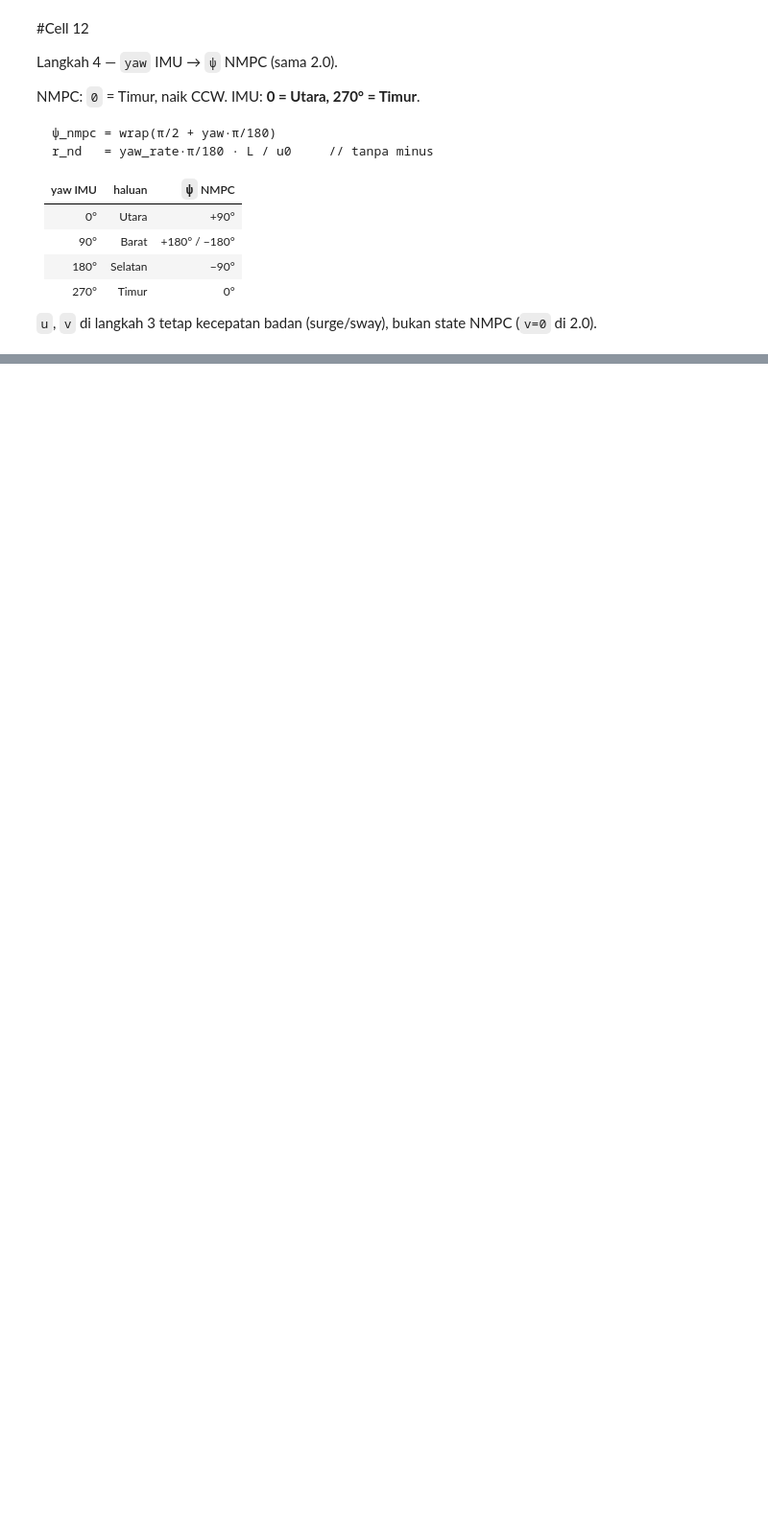
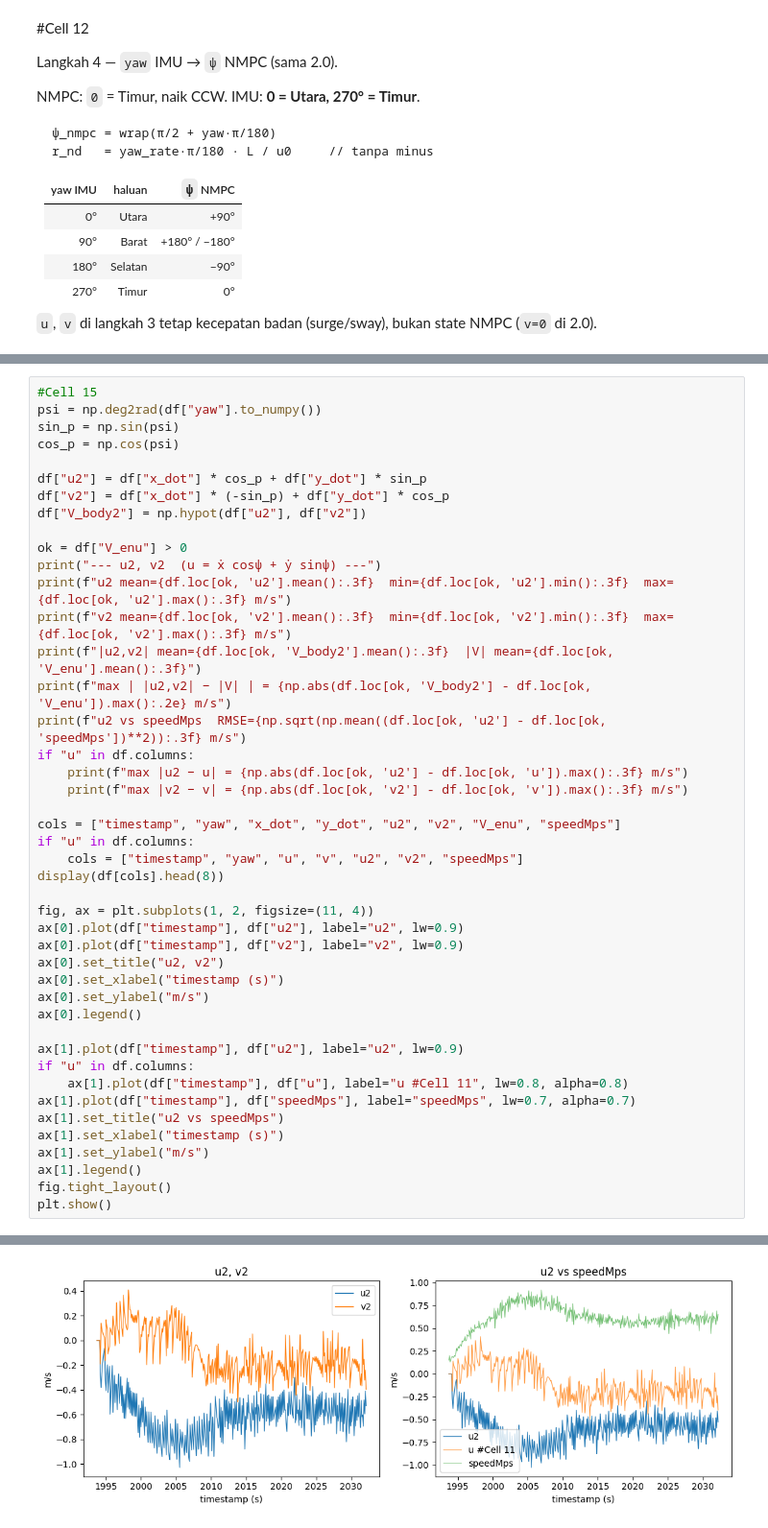
Before and after one commit to InskalBTHBPPT/Ship_Model_Control_ESP32-S3-v2026.01, a Jupyter notebook: Pythonfile/Way_Points_Tracking/Check_Data.ipynb, the cells around one changed output, grey strips where cells are left out. Shown at 96% size. Cells and saved outputs as stored; diff of their text form; blank space fills up the shorter version.

```diff
--- a/Pythonfile/Way_Points_Tracking/Check_Data.ipynb
+++ b/Pythonfile/Way_Points_Tracking/Check_Data.ipynb
@@ -372,0 +419,45 @@ plt.show()
+# %%
+#Cell 15
+psi = np.deg2rad(df["yaw"].to_numpy())
+sin_p = np.sin(psi)
+cos_p = np.cos(psi)
+
+df["u2"] = df["x_dot"] * cos_p + df["y_dot"] * sin_p
+df["v2"] = df["x_dot"] * (-sin_p) + df["y_dot"] * cos_p
+df["V_body2"] = np.hypot(df["u2"], df["v2"])
+
+ok = df["V_enu"] > 0
+print("--- u2, v2  (u = ẋ cosψ + ẏ sinψ) ---")
+print(f"u2 mean={df.loc[ok, 'u2'].mean():.3f}  min={df.loc[ok, 'u2'].min():.3f}  max={df.loc[ok, 'u2'].max():.3f} m/s")
+print(f"v2 mean={df.loc[ok, 'v2'].mean():.3f}  min={df.loc[ok, 'v2'].min():.3f}  max={df.loc[ok, 'v2'].max():.3f} m/s")
+print(f"|u2,v2| mean={df.loc[ok, 'V_body2'].mean():.3f}  |V| mean={df.loc[ok, 'V_enu'].mean():.3f}")
+print(f"max | |u2,v2| − |V| | = {np.abs(df.loc[ok, 'V_body2'] - df.loc[ok, 'V_enu']).max():.2e} m/s")
+print(f"u2 vs speedMps  RMSE={np.sqrt(np.mean((df.loc[ok, 'u2'] - df.loc[ok, 'speedMps'])**2)):.3f} m/s")
+if "u" in df.columns:
+    print(f"max |u2 − u| = {np.abs(df.loc[ok, 'u2'] - df.loc[ok, 'u']).max():.3f} m/s")
+    print(f"max |v2 − v| = {np.abs(df.loc[ok, 'v2'] - df.loc[ok, 'v']).max():.3f} m/s")
+
+cols = ["timestamp", "yaw", "x_dot", "y_dot", "u2", "v2", "V_enu", "speedMps"]
+if "u" in df.columns:
+    cols = ["timestamp", "yaw", "u", "v", "u2", "v2", "speedMps"]
+display(df[cols].head(8))
+
+fig, ax = plt.subplots(1, 2, figsize=(11, 4))
+ax[0].plot(df["timestamp"], df["u2"], label="u2", lw=0.9)
+ax[0].plot(df["timestamp"], df["v2"], label="v2", lw=0.9)
+ax[0].set_title("u2, v2")
+ax[0].set_xlabel("timestamp (s)")
+ax[0].set_ylabel("m/s")
+ax[0].legend()
+
+ax[1].plot(df["timestamp"], df["u2"], label="u2", lw=0.9)
+if "u" in df.columns:
+    ax[1].plot(df["timestamp"], df["u"], label="u #Cell 11", lw=0.8, alpha=0.8)
+ax[1].plot(df["timestamp"], df["speedMps"], label="speedMps", lw=0.7, alpha=0.7)
+ax[1].set_title("u2 vs speedMps")
+ax[1].set_xlabel("timestamp (s)")
+ax[1].set_ylabel("m/s")
+ax[1].legend()
+fig.tight_layout()
+plt.show()
+# %% [output]
@@ -372,0 +481 @@ plt.show()
+[figure, added]
```
Also changed, not shown: parts of 4 cells of this notebook, 1 other file.
